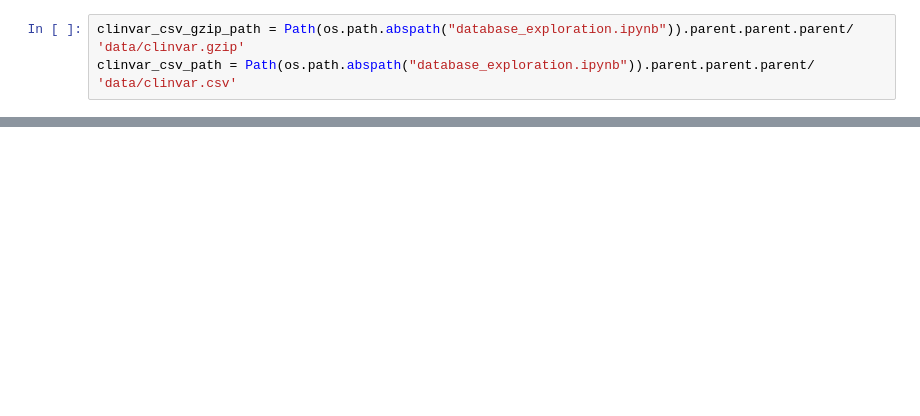
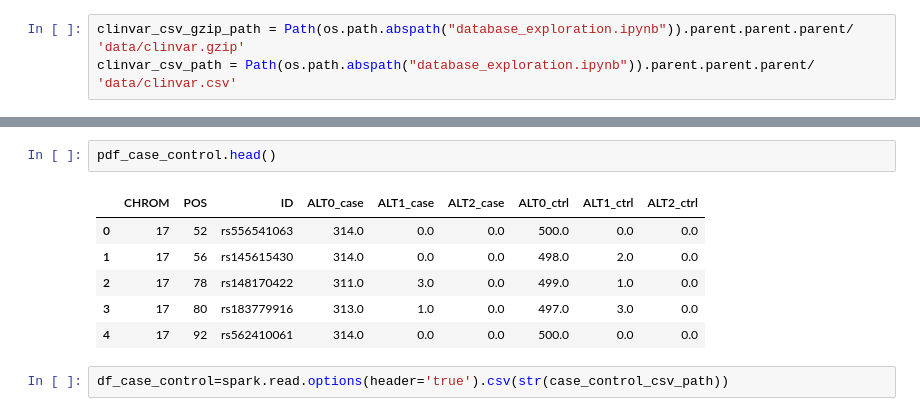
Before and after one commit to numpde/Team03, a Jupyter notebook: project2/solution/idiva/db/database_exploration.ipynb, the cells around one changed output, grey strips where cells are left out. Saved outputs shown, nothing was run; the diff lists cells and outputs as text; blank space fills up the shorter version.

```diff
--- a/project2/solution/idiva/db/database_exploration.ipynb
+++ b/project2/solution/idiva/db/database_exploration.ipynb
@@ -94,0 +135,11 @@ only showing top 10 rows
+# %%
+pdf_case_control.head()
+# %% [output]
+|  | CHROM | POS | ID | ALT0_case | ALT1_case | ALT2_case | ALT0_ctrl | ALT1_ctrl | ALT2_ctrl |
+| 0 | 17 | 52 | rs556541063 | 314.0 | 0.0 | 0.0 | 500.0 | 0.0 | 0.0 |
+| 1 | 17 | 56 | rs145615430 | 314.0 | 0.0 | 0.0 | 498.0 | 2.0 | 0.0 |
+| 2 | 17 | 78 | rs148170422 | 311.0 | 3.0 | 0.0 | 499.0 | 1.0 | 0.0 |
+| 3 | 17 | 80 | rs183779916 | 313.0 | 1.0 | 0.0 | 497.0 | 3.0 | 0.0 |
+| 4 | 17 | 92 | rs562410061 | 314.0 | 0.0 | 0.0 | 500.0 | 0.0 | 0.0 |
+# %%
+df_case_control=spark.read.options(header='true').csv(str(case_control_csv_path))
```
Also changed, not shown: parts of 29 cells of this notebook.
